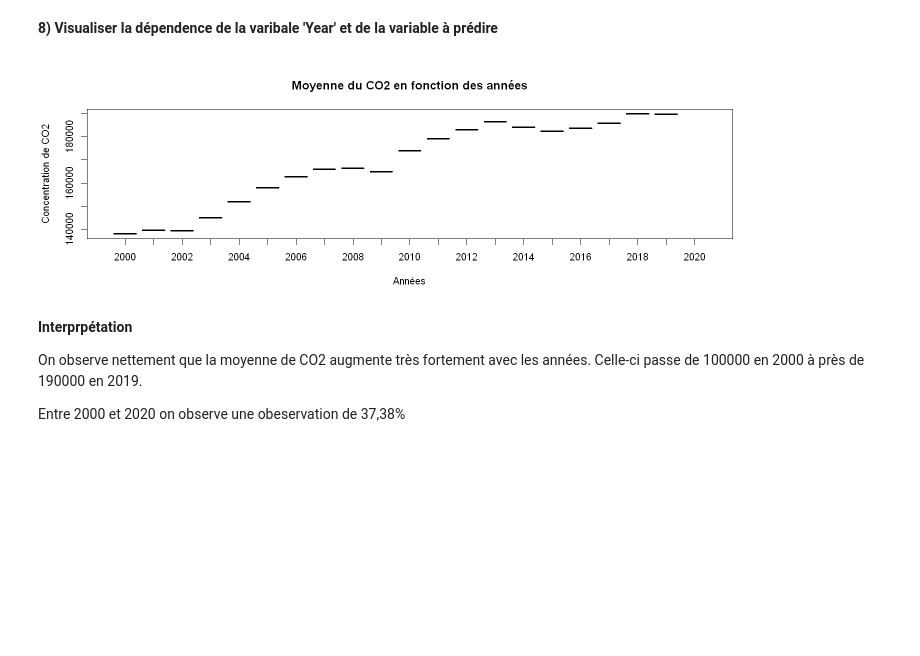
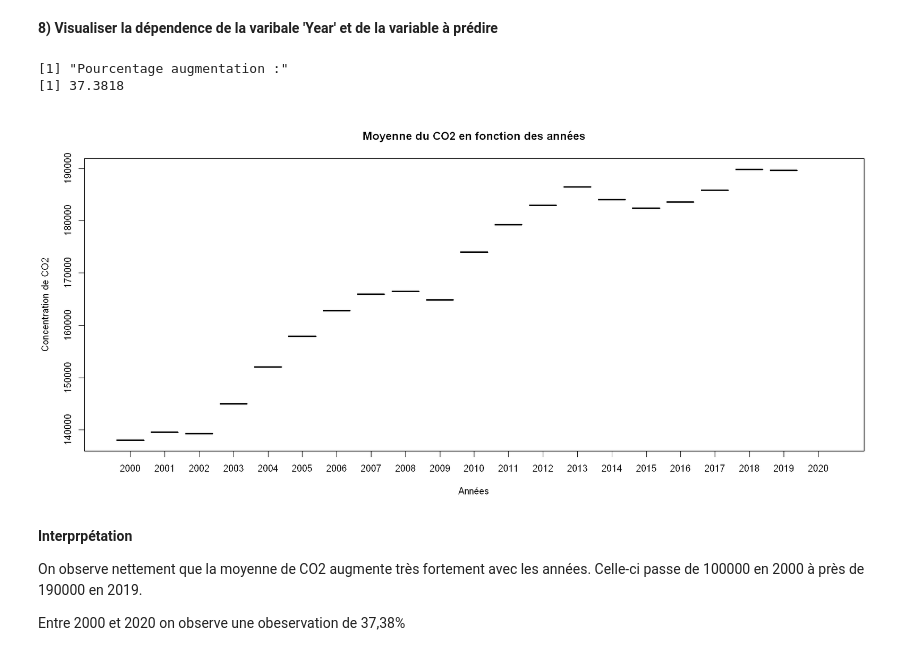
Before and after one commit to PaolaDeTruchis/MachineLearning, a Jupyter notebook: Projet_ML_R.ipynb, the cells around one changed output. Cells and saved outputs as stored; diff of their text form; code cells hidden in the pictures; blank space fills up the shorter version.

```diff
--- a/Projet_ML_R.ipynb
+++ b/Projet_ML_R.ipynb
@@ -576,16 +564,22 @@ Il faudrait tenter d'afficher les differents graphes en fonction des differentes
 # %%
 # Variable à prédire : Value-co2-emissions renommée en Value_CO2
 
 Tab = data.frame(data$Year, data$Value_CO2)
 colnames(Tab) = c("Year", "Value_CO2") # je récupère les deux variables que je veux utiliser
 #str(Tab)                               # data frame : 2868 * 2
 
 Moy_annee = aggregate(Value_CO2 ~ Year, data = Tab, FUN = mean) # moyenne du CO2 selon les années, stockée dans un data frame
 
 plot(Moy_annee$Value_CO2 ~ Moy_annee$Year, main = "Moyenne du CO2 en fonction des années",
      xlab = "Années", ylab = "Concentration de CO2")
+
+print('Pourcentage augmentation :')
+pourc_augm = (Moy_annee$Value_CO2[20] - Moy_annee$Value_CO2[1]) / Moy_annee$Value_CO2[1] *100
+print(pourc_augm)
 # %% [output]
+[1] "Pourcentage augmentation :"
+[1] 37.3818
-[figure, old version]
+[figure, new version]
 # %% [markdown]
 **Interprpétation**
 
```
Also changed, not shown: parts of 52 cells of this notebook.
